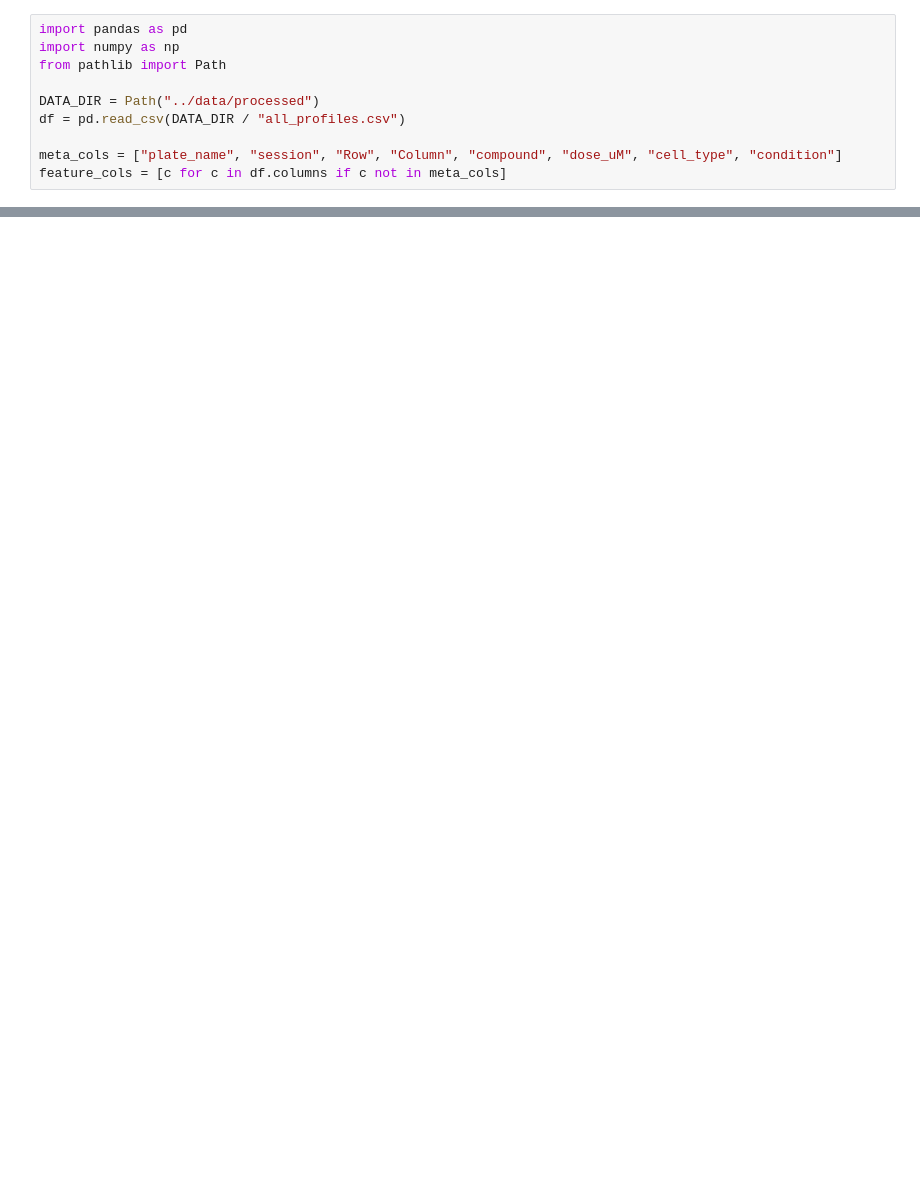
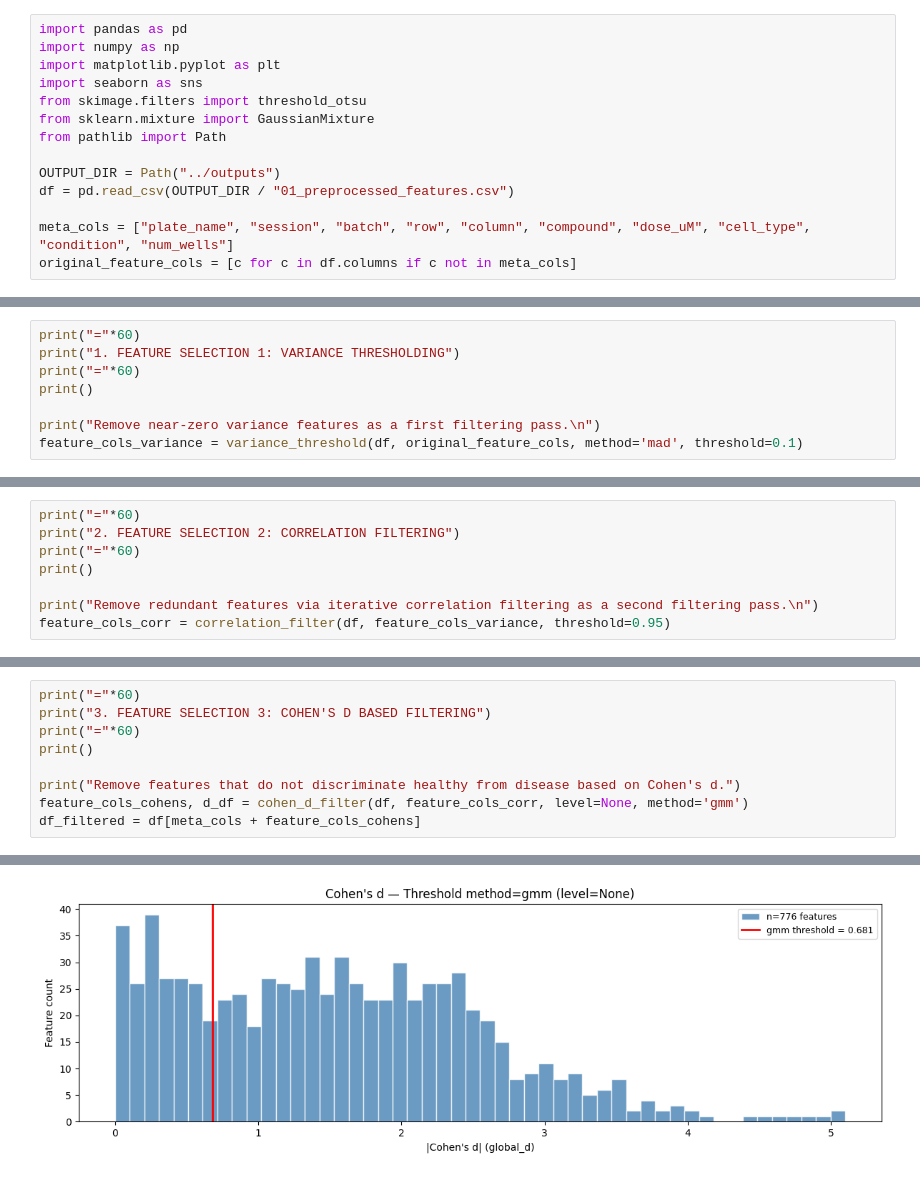
Before and after one commit to nikhitaguhan/Bonsai_CellPainting, a Jupyter notebook: scripts/03_dimensionality_reduction.ipynb, the cells around one changed output, grey strips where cells are left out. Cells and saved outputs as stored; diff of their text form; blank space fills up the shorter version.

```diff
--- a/scripts/03_dimensionality_reduction.ipynb
+++ b/scripts/03_dimensionality_reduction.ipynb
@@ -14,13 +16,17 @@ Outputs:
 # %%
 import pandas as pd
 import numpy as np
+import matplotlib.pyplot as plt
+import seaborn as sns
+from skimage.filters import threshold_otsu
+from sklearn.mixture import GaussianMixture
 from pathlib import Path
 
-DATA_DIR = Path("../data/processed")
-df = pd.read_csv(DATA_DIR / "all_profiles.csv")
+OUTPUT_DIR = Path("../outputs")
+df = pd.read_csv(OUTPUT_DIR / "01_preprocessed_features.csv")
 
-meta_cols = ["plate_name", "session", "Row", "Column", "compound", "dose_uM", "cell_type", "condition"]
-feature_cols = [c for c in df.columns if c not in meta_cols]
+meta_cols = ["plate_name", "session", "batch", "row", "column", "compound", "dose_uM", "cell_type", "condition", "num_wells"]
+original_feature_cols = [c for c in df.columns if c not in meta_cols]
 # %%
 """
 NOTE: the following function placeholders are just rough ideas corresponding to the steps.
@@ -98,0 +334,8 @@ def cohen_d_filter(df, feature_cols):
+# %%
+print("="*60)
+print("1. FEATURE SELECTION 1: VARIANCE THRESHOLDING")
+print("="*60)
+print()
+
+print("Remove near-zero variance features as a first filtering pass.\n")
+feature_cols_variance = variance_threshold(df, original_feature_cols, method='mad', threshold=0.1)
@@ -98,0 +360,8 @@ def cohen_d_filter(df, feature_cols):
+# %%
+print("="*60)
+print("2. FEATURE SELECTION 2: CORRELATION FILTERING")
+print("="*60)
+print()
+
+print("Remove redundant features via iterative correlation filtering as a second filtering pass.\n")
+feature_cols_corr = correlation_filter(df, feature_cols_variance, threshold=0.95)
@@ -98,0 +381,10 @@ def cohen_d_filter(df, feature_cols):
+# %%
+print("="*60)
+print("3. FEATURE SELECTION 3: COHEN'S D BASED FILTERING")
+print("="*60)
+print()
+
+print("Remove features that do not discriminate healthy from disease based on Cohen's d.")
+feature_cols_cohens, d_df = cohen_d_filter(df, feature_cols_corr, level=None, method='gmm')
+df_filtered = df[meta_cols + feature_cols_cohens]
+# %% [output]
@@ -99,3 +404,4 @@ def cohen_d_filter(df, feature_cols):
+[figure, added]
 # %%
 # Ideas for helper functions for 2b. Linear Transformation
 
```
Also changed, not shown: parts of 12 cells of this notebook, 2 other files.
